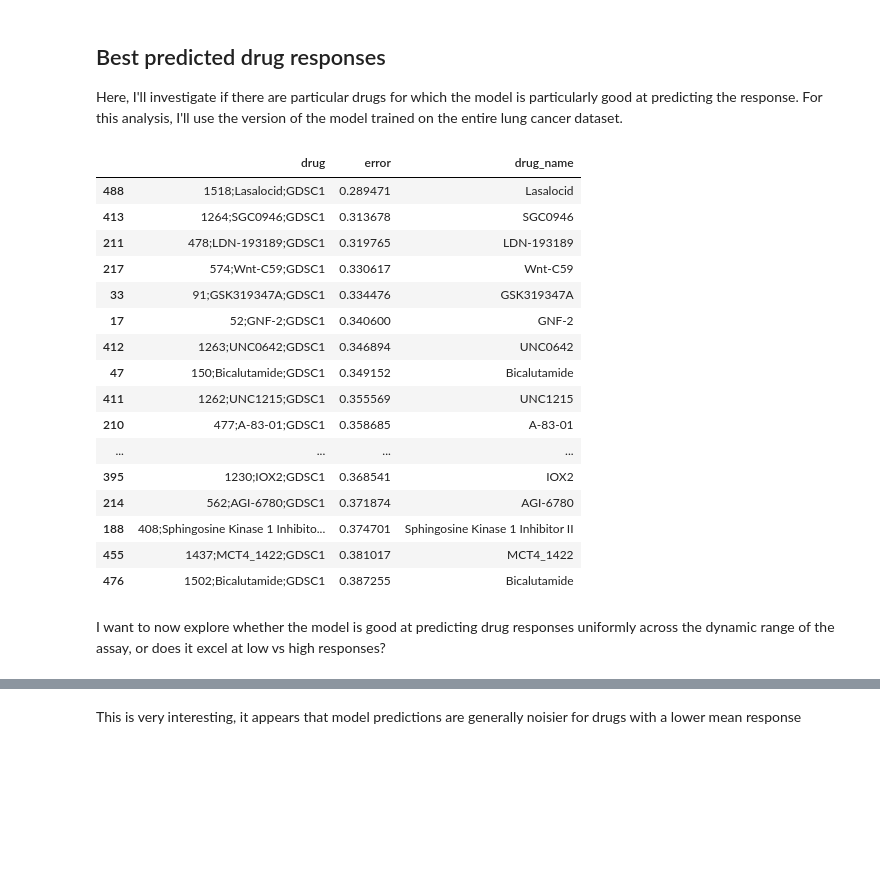
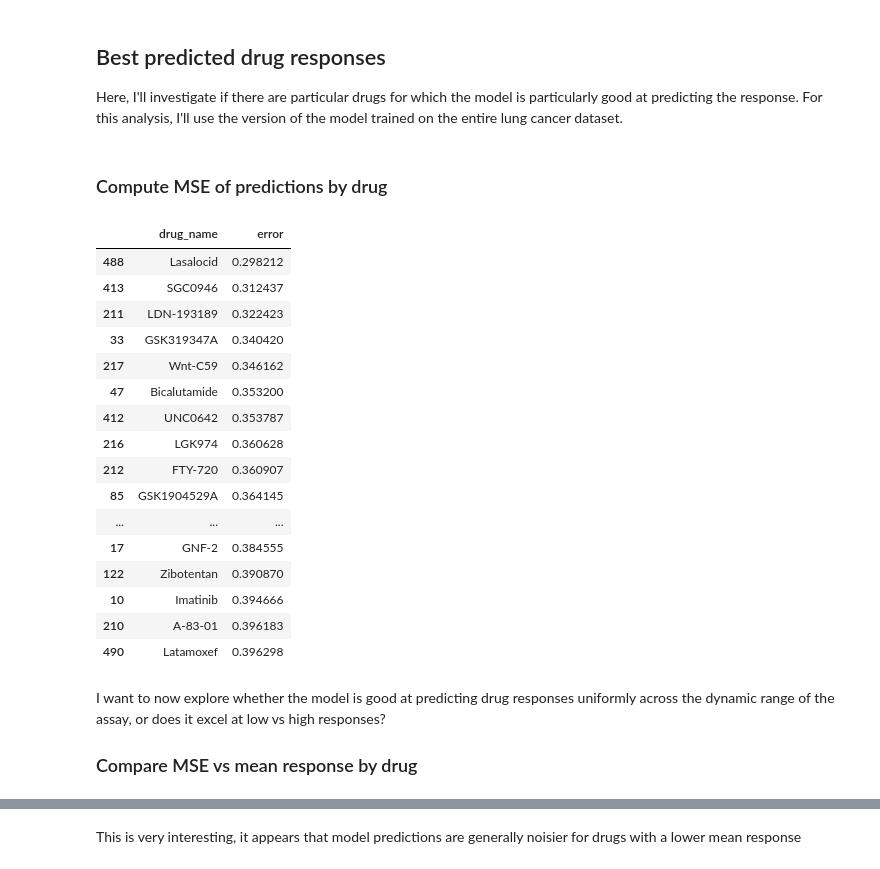
Before and after one commit to anuraglimdi/cancer_multiome, a Jupyter notebook: vae_predictive_model.ipynb, the cells around one changed output, grey strips where cells are left out. Saved outputs shown, nothing was run; the diff lists cells and outputs as text; code cells hidden in the pictures; blank space fills up the shorter version.

```diff
--- a/vae_predictive_model.ipynb
+++ b/vae_predictive_model.ipynb
@@ -147,7 +150,8 @@ class Decoder(nn.Module):
             if idx == 0:
                 self.hidden_layers.append(nn.Linear(latent_dim, self.hidden_layer_sizes[idx]))
             else:
-                self.hidden_layers.append(nn.Linear(self.hidden_layer_sizes[idx-1], self.hidden_layer_sizes[idx]))
+                self.hidden_layers.append(nn.Linear(self.hidden_layer_sizes[idx-1],
+                                                    self.hidden_layer_sizes[idx]))
 
         # prediction layer
         self.predict_layer = nn.Linear(self.hidden_layer_sizes[-1], output_dim)
@@ -195,11 +199,15 @@ class VAE(nn.Module):
         # checking for valid nonlinearity option: add more key, val pairs if necessary
         nonlinear_fn_dict = {'relu': nn.ReLU(), 'elu': nn.ELU(), 'linear': nn.Identity()}
         if nonlinearity not in nonlinear_fn_dict:
-            raise ValueError(f"nonlinearity not a valid option, please choose one of {nonlinear_fn_dict.keys()}")
+            raise ValueError(f"{nonlinearity} not a valid option,\
+                             please choose one of {nonlinear_fn_dict.keys()}")
 
-        self.encoder = Encoder(input_dim, hidden_layer_sizes, nonlinear_fn_dict[nonlinearity], latent_dim)
-        # note that during reconstruction / prediction, the hidder layer size order is reversed
-        self.decoder = Decoder(output_dim, hidden_layer_sizes[::-1], nonlinear_fn_dict[nonlinearity], latent_dim)
+        self.encoder = Encoder(input_dim, hidden_layer_sizes,
+                               nonlinear_fn_dict[nonlinearity], latent_dim)
+        # note that during reconstruction / prediction,
+        # the hidder layer size order is reversed
+        self.decoder = Decoder(output_dim, hidden_layer_sizes[::-1],
+                               nonlinear_fn_dict[nonlinearity], latent_dim)
 
     # sampling from a Gaussian using reparametrization trick
     def reparameterize(self, mu, logvar):
@@ -463,9 +494,12 @@ The model actually performs quite well even on holdout data from the skin cancer
 ## Best predicted drug responses
 
 Here, I'll investigate if there are particular drugs for which the model is particularly good at predicting the response. For this analysis, I'll use the version of the model trained on the entire lung cancer dataset.
+# %% [markdown]
+### Compute MSE of predictions by drug
 # %%
 predicted_drug_response = full_metrics_dict["predictions"]
+prediction_errors_df = pd.DataFrame(np.sqrt((predicted_drug_response - np.array(lung_target_data))**2), \
+                                    index=lung_target_data.index,
+                                    columns=lung_target_data.columns)
-# %%
-prediction_errors_df = pd.DataFrame(np.sqrt((predicted_drug_response - np.array(target_data))**2), index=target_data.index, columns=target_data.columns)
 # %%
 mse_prediction_error = prediction_errors_df.mean().reset_index().rename(columns={"index":"drug", 0: "error"})
@@ -474,23 +507,25 @@ mse_prediction_error["drug_name"] = mse_prediction_error["drug"].apply(lambda x:
 # %%
-mse_prediction_error.sort_values(by="error").head(20)
+mse_prediction_error.sort_values(by="error").head(20)[["drug_name", "error"]]
 # %% [output]
-|  | drug | error | drug_name |
-| 488 | 1518;Lasalocid;GDSC1 | 0.289471 | Lasalocid |
-| 413 | 1264;SGC0946;GDSC1 | 0.313678 | SGC0946 |
-| 211 | 478;LDN-193189;GDSC1 | 0.319765 | LDN-193189 |
-| 217 | 574;Wnt-C59;GDSC1 | 0.330617 | Wnt-C59 |
-| 33 | 91;GSK319347A;GDSC1 | 0.334476 | GSK319347A |
-| 17 | 52;GNF-2;GDSC1 | 0.340600 | GNF-2 |
-| 412 | 1263;UNC0642;GDSC1 | 0.346894 | UNC0642 |
-| 47 | 150;Bicalutamide;GDSC1 | 0.349152 | Bicalutamide |
-| 411 | 1262;UNC1215;GDSC1 | 0.355569 | UNC1215 |
-| 210 | 477;A-83-01;GDSC1 | 0.358685 | A-83-01 |
-| ... | ... | ... | ... |
-| 395 | 1230;IOX2;GDSC1 | 0.368541 | IOX2 |
-| 214 | 562;AGI-6780;GDSC1 | 0.371874 | AGI-6780 |
-| 188 | 408;Sphingosine Kinase 1 Inhibito... | 0.374701 | Sphingosine Kinase 1 Inhibitor II |
-| 455 | 1437;MCT4_1422;GDSC1 | 0.381017 | MCT4_1422 |
-| 476 | 1502;Bicalutamide;GDSC1 | 0.387255 | Bicalutamide |
+|  | drug_name | error |
+| 488 | Lasalocid | 0.298212 |
+| 413 | SGC0946 | 0.312437 |
+| 211 | LDN-193189 | 0.322423 |
+| 33 | GSK319347A | 0.340420 |
+| 217 | Wnt-C59 | 0.346162 |
+| 47 | Bicalutamide | 0.353200 |
+| 412 | UNC0642 | 0.353787 |
+| 216 | LGK974 | 0.360628 |
+| 212 | FTY-720 | 0.360907 |
+| 85 | GSK1904529A | 0.364145 |
+| ... | ... | ... |
+| 17 | GNF-2 | 0.384555 |
+| 122 | Zibotentan | 0.390870 |
+| 10 | Imatinib | 0.394666 |
+| 210 | A-83-01 | 0.396183 |
+| 490 | Latamoxef | 0.396298 |
 # %% [markdown]
 I want to now explore whether the model is good at predicting drug responses uniformly across the dynamic range of the assay, or does it excel at low vs high responses?
+
+### Compare MSE  vs mean response by drug
 # %%
```
Also changed, not shown: parts of 20 cells of this notebook, 3 other files.
